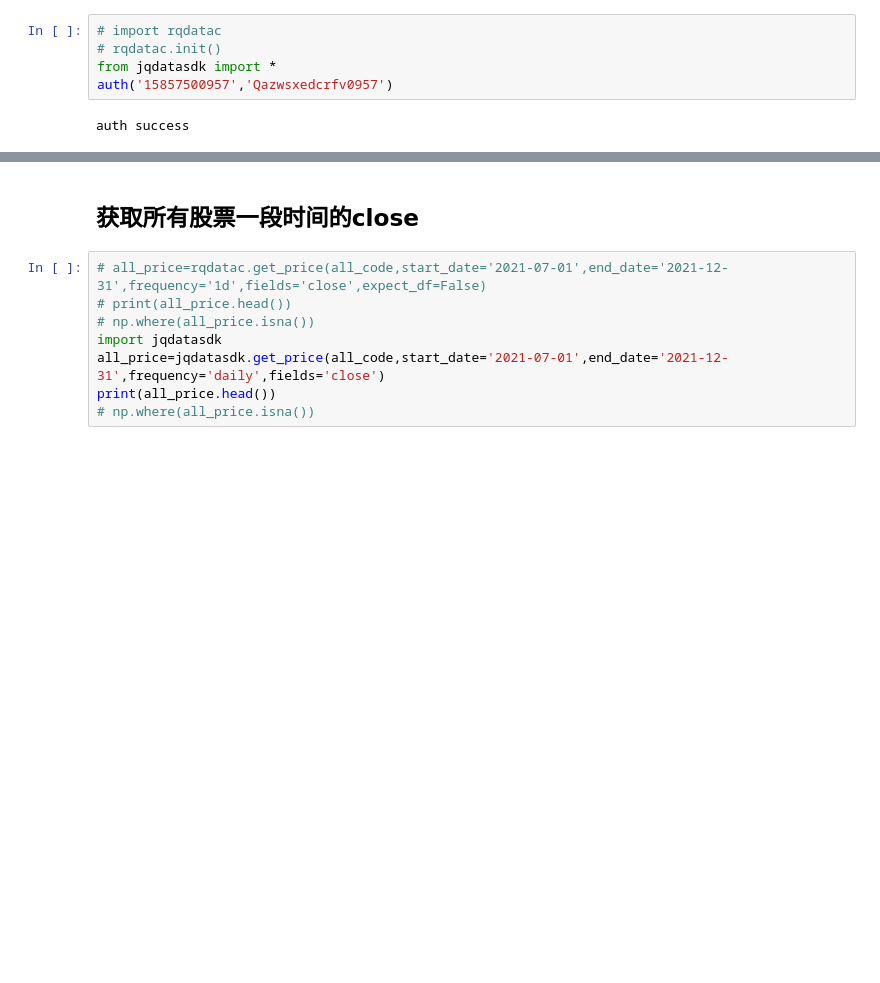
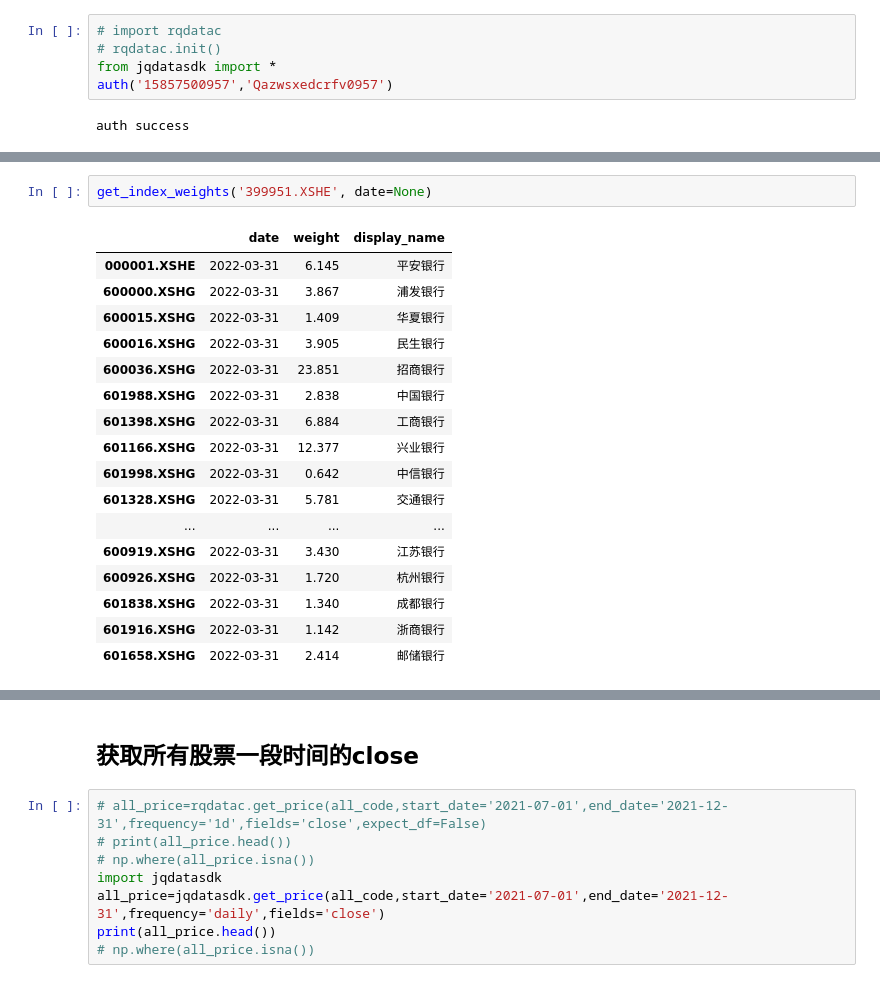
Before and after one commit to EvanHong99/GraduationProject_Fin, a Jupyter notebook: test.ipynb, the cells around one changed output, grey strips where cells are left out. Cells and saved outputs as stored; diff of their text form; blank space fills up the shorter version.

```diff
--- a/test.ipynb
+++ b/test.ipynb
@@ -19,0 +84,20 @@ def fill_code(code):
+# %%
+get_index_weights('399951.XSHE', date=None)
+# %% [output]
+|  | date | weight | display_name |
+| 000001.XSHE | 2022-03-31 | 6.145 | 平安银行 |
+| 600000.XSHG | 2022-03-31 | 3.867 | 浦发银行 |
+| 600015.XSHG | 2022-03-31 | 1.409 | 华夏银行 |
+| 600016.XSHG | 2022-03-31 | 3.905 | 民生银行 |
+| 600036.XSHG | 2022-03-31 | 23.851 | 招商银行 |
+| 601988.XSHG | 2022-03-31 | 2.838 | 中国银行 |
+| 601398.XSHG | 2022-03-31 | 6.884 | 工商银行 |
+| 601166.XSHG | 2022-03-31 | 12.377 | 兴业银行 |
+| 601998.XSHG | 2022-03-31 | 0.642 | 中信银行 |
+| 601328.XSHG | 2022-03-31 | 5.781 | 交通银行 |
+| ... | ... | ... | ... |
+| 600919.XSHG | 2022-03-31 | 3.430 | 江苏银行 |
+| 600926.XSHG | 2022-03-31 | 1.720 | 杭州银行 |
+| 601838.XSHG | 2022-03-31 | 1.340 | 成都银行 |
+| 601916.XSHG | 2022-03-31 | 1.142 | 浙商银行 |
+| 601658.XSHG | 2022-03-31 | 2.414 | 邮储银行 |
```
Also changed, not shown: parts of 18 cells of this notebook, 8 other files.
